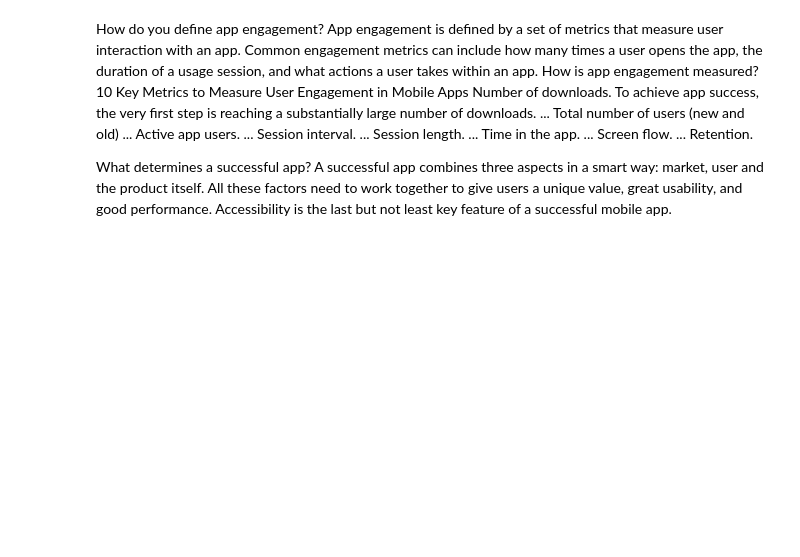
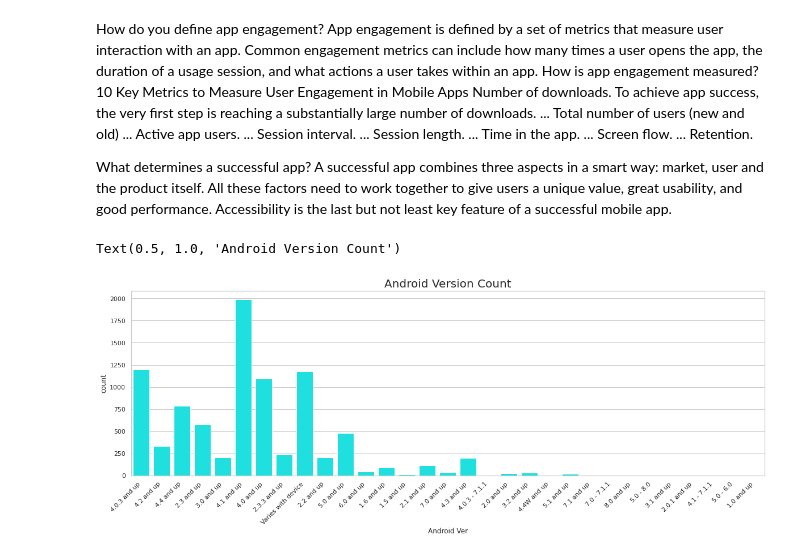
Before and after one commit to priyankashinde-DS/Play_Store_App, a Jupyter notebook: Play_Store_App_Review_Cpastone_Project.ipynb, the cells around one changed output. Drawn from its saved outputs; the diff is of its cells as text; code cells hidden in the pictures; blank space fills up the shorter version.

Commit message:
Second Commit - Bivariate Analysis using different plots.

```diff
--- a/Play_Store_App_Review_Cpastone_Project.ipynb
+++ b/Play_Store_App_Review_Cpastone_Project.ipynb
@@ -526,6 +526,9 @@ play_store_app_data['Last Updated']
 10839    19/01/15
 10840    25/07/18
 Name: Last Updated, Length: 8886, dtype: object
+# %%
+#create Year column
+play_store_app_data['Year'] = pd. DatetimeIndex(play_store_app_data['Last Updated']). year
 # %% [markdown]
 For each and every application, the last update date can be different, so let's divide and make some slots so we can work on them.
 # %% [markdown]
@@ -590,3 +593,12 @@ Retention.
 
 What determines a successful app?
 A successful app combines three aspects in a smart way: market, user and the product itself. All these factors need to work together to give users a unique value, great usability, and good performance. Accessibility is the last but not least key feature of a successful mobile app.
+# %%
+plt.figure(figsize=(20,6))
+ax=sns.countplot(play_store_app_data['Android Ver'],
+                 color='cyan')
+ax.set_xticklabels(ax.get_xticklabels(), rotation=45,ha='right')
+ax.set_title('Android Version Count',fontsize=20)
+# %% [output]
+Text(0.5, 1.0, 'Android Version Count')
+[figure, added]
```
Also changed, not shown: parts of 13 cells of this notebook.
